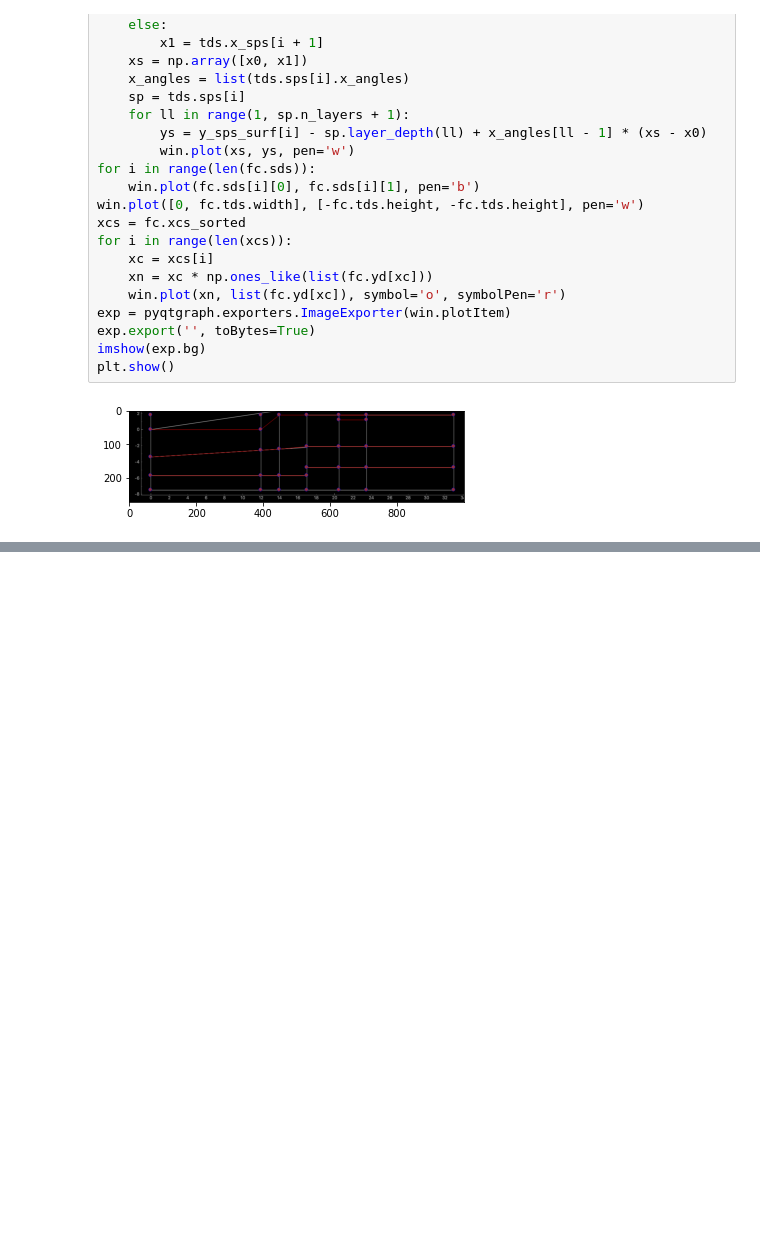
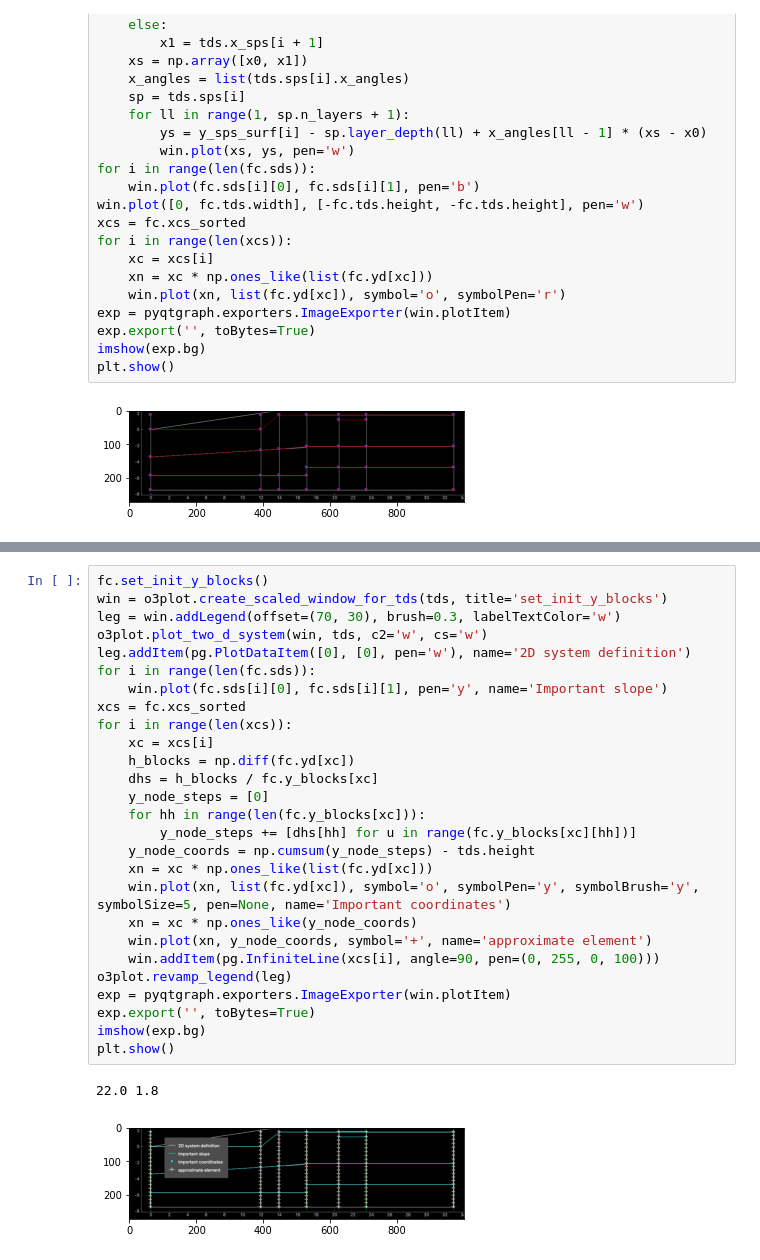
Before and after one commit to eng-tools/sfsimodels, a Jupyter notebook: examples/example_mesh_w_vary_y.ipynb, the cells around one changed output, grey strips where cells are left out. Cells and saved outputs as stored; diff of their text form; blank space fills up the shorter version.

```diff
--- a/examples/example_mesh_w_vary_y.ipynb
+++ b/examples/example_mesh_w_vary_y.ipynb
@@ -126,0 +130,30 @@ plt.show()
+# %%
+fc.set_init_y_blocks()
+win = o3plot.create_scaled_window_for_tds(tds, title='set_init_y_blocks')
+leg = win.addLegend(offset=(70, 30), brush=0.3, labelTextColor='w')
+o3plot.plot_two_d_system(win, tds, c2='w', cs='w')
+leg.addItem(pg.PlotDataItem([0], [0], pen='w'), name='2D system definition')
+for i in range(len(fc.sds)):
+    win.plot(fc.sds[i][0], fc.sds[i][1], pen='y', name='Important slope')
+xcs = fc.xcs_sorted
+for i in range(len(xcs)):
+    xc = xcs[i]
+    h_blocks = np.diff(fc.yd[xc])
+    dhs = h_blocks / fc.y_blocks[xc]
+    y_node_steps = [0]
+    for hh in range(len(fc.y_blocks[xc])):
+        y_node_steps += [dhs[hh] for u in range(fc.y_blocks[xc][hh])]
+    y_node_coords = np.cumsum(y_node_steps) - tds.height
+    xn = xc * np.ones_like(list(fc.yd[xc]))
+    win.plot(xn, list(fc.yd[xc]), symbol='o', symbolPen='y', symbolBrush='y', symbolSize=5, pen=None, name='Important coordinates')
+    xn = xc * np.ones_like(y_node_coords)
+    win.plot(xn, y_node_coords, symbol='+', name='approximate element')
+    win.addItem(pg.InfiniteLine(xcs[i], angle=90, pen=(0, 255, 0, 100)))
+o3plot.revamp_legend(leg)
+exp = pyqtgraph.exporters.ImageExporter(win.plotItem)
+exp.export('', toBytes=True)
+imshow(exp.bg)
+plt.show()
+# %% [output]
+22.0 1.8
+[figure, added]
```
Also changed, not shown: parts of 17 cells of this notebook, 2 other files.
